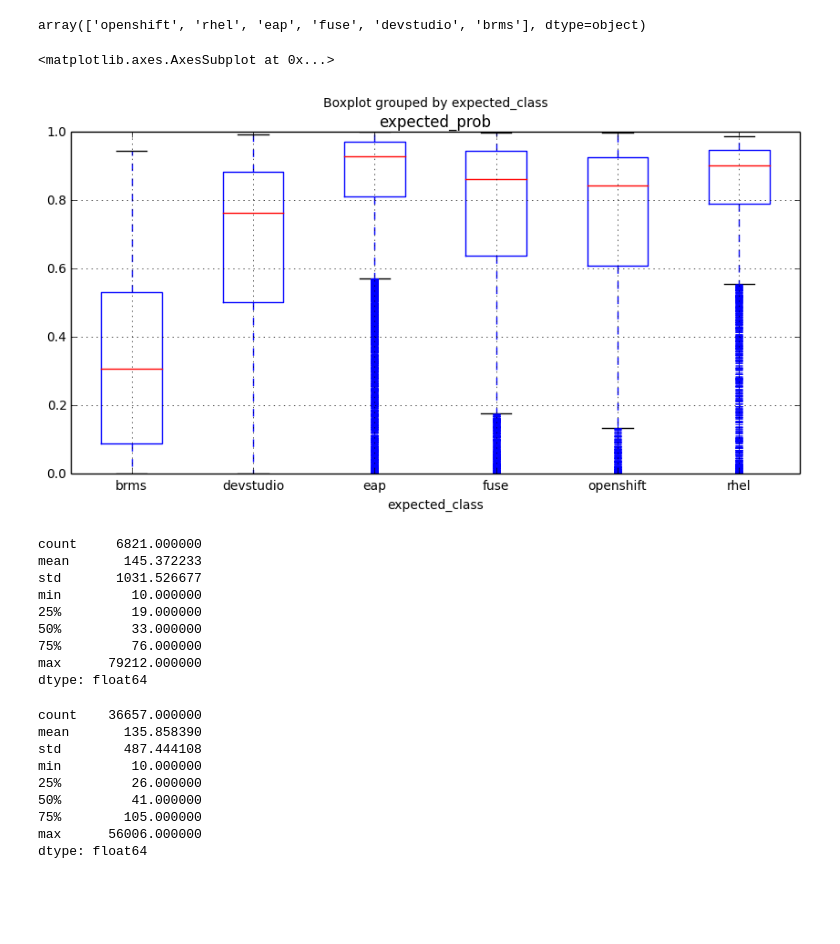
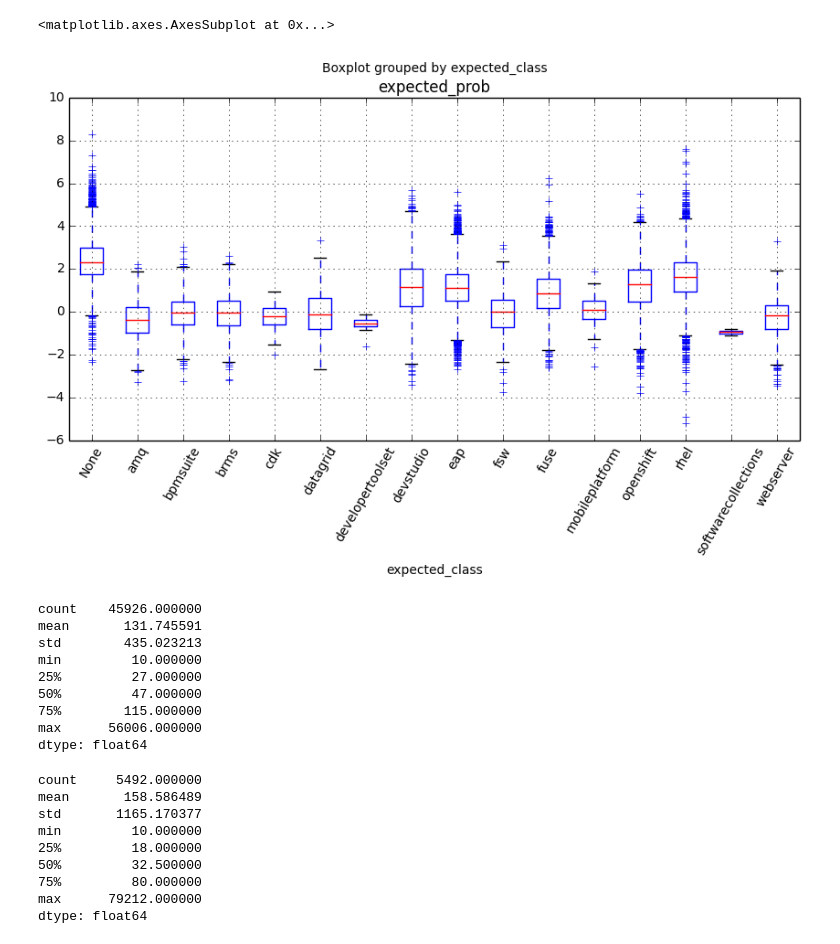
Before and after one commit to searchisko/project-classifier-poc, a Jupyter notebook: analyses/lab/d2v_superior_classifier_lin_svm_evaled.ipynb, the cells around one changed output. Saved outputs shown, nothing was run; the diff lists cells and outputs as text; code cells hidden in the pictures; blank space fills up the shorter version.

Commit message:
Corrected SVM classification demos, updated comments in notebooks.

```diff
--- a/analyses/lab/d2v_superior_classifier_lin_svm_evaled.ipynb
+++ b/analyses/lab/d2v_superior_classifier_lin_svm_evaled.ipynb
@@ -45,14 +42,12 @@ def accuracy_for_category(y_expected, y_actual, label):
 # %%
 # initialize d2v_wrapper providing as well metadata about the models state
 d2v_wrapper = D2VWrapper(content_categories=product_list,
-                         vector_length=500)
+                         vector_length=800)
 
 # EITHER initialize the vocab of documents and minimize the distances of embeddings in training phase
-# d2v_wrapper.init_model_vocab(content_basepath="../../data/content/playground/auto/nostem",
-#                              basepath_suffix="_content.csv", drop_short_docs=10)
-# d2v_wrapper.train_model(shuffle=True, epochs=1 if TEST_MODE else 15)
-#
-# d2v_wrapper.persist_trained_wrapper("trained_models/wrapper/")
+d2v_wrapper.init_model_vocab(content_basepath="../../data/content/prod",
+                             basepath_suffix="_content.csv", drop_short_docs=10)
+d2v_wrapper.train_model(shuffle=True, epochs=10)
 
 # OR load initialized and trained wrapper if available
-d2v_wrapper.load_persisted_wrapper("trained_models/wrapper/10epoch_train_stem")
+# d2v_wrapper.load_persisted_wrapper("trained_models/wrapper/10epoch_train_stem")
@@ -71,6 +54,6 @@ d2v_wrapper.load_persisted_wrapper("trained_models/wrapper/10epoch_train_stem")
 # %%
 # transform the doc data set into a vector set of the given vector_length
-doc_vectors_labeled = d2v_wrapper.infer_content_vectors()
+doc_vectors_labeled = d2v_wrapper.infer_vocab_content_vectors()
 doc_vectors = doc_vectors_labeled.iloc[:, :-1]
 doc_labels = doc_vectors_labeled.iloc[:, -1]
 # %% [output]
@@ -94,7 +93,7 @@ correct_logits = pd.DataFrame(columns=["actual_prob", "expected_prob", "actual_c
 wrong_docs_ids = pd.Series()
 
 # evaluation on CV split persisting the categories respective size on each split
-strat_kfold = StratifiedKFold(n_splits=5 if TEST_MODE else 5, shuffle=True)
+strat_kfold = StratifiedKFold(n_splits=5, shuffle=True)
 
 for train_doc_indices, test_doc_indices in strat_kfold.split(doc_vectors, doc_labels):
     logging.info("Shuffling indices")
@@ -131,6 +130,9 @@ for train_doc_indices, test_doc_indices in strat_kfold.split(doc_vectors, doc_la
     new_logits["expected_class"] = y_expected
     correct_logits = correct_logits.append(new_logits)
 
+    new_wrong_ids = test_doc_indices[actual_prob == expected_prob]
+    wrong_docs_ids = wrong_docs_ids.append(pd.Series(new_wrong_ids))
+
     # accuracy
     logging.info("Split results:")
     split_accuracy = accuracy_score(y_expected, y_actual)
@@ -233,25 +215,16 @@ correct_logits.head(25)
-# %%
-biggest_cats = labels_size["label"][-6:]
-biggest_cats_df = correct_logits[correct_logits["expected_class"].isin(biggest_cats)]
-biggest_cats_df["expected_class"].unique()
-# %% [output]
-array(['openshift', 'rhel', 'eap', 'fuse', 'devstudio', 'brms'], dtype=object)
 # %%
 # boxplot visualization of the scores of documents against its own category (biggest 6 classes)
 # the higher the better
 # we see that it goes much better for bigger categories
 
-# boxplot: 50% of data in box, 90% in dashed intervals
+# boxplot: 50% of data in box, q50 +- 1.5*<q25, q75> in whis intervals
 %matplotlib inline
 import matplotlib.pyplot as plt
 
-join_label_size = labels_size
-join_label_size["expected_class"] = join_label_size["label"]
-
-biggest_cats_df.boxplot("expected_prob", by="expected_class", figsize=(10,5))
+correct_logits.boxplot("expected_prob", by="expected_class", figsize=(10,5), rot=60)
 # %% [output]
 <matplotlib.axes.AxesSubplot at 0x...>
-[figure, old version]
+[figure, new version]
 # %%
 # incorrect classification characteristics
 wrong_docs_wordlist = wrong_docs_ids.apply(lambda doc_id: d2v_wrapper.all_content_tagged_docs.iloc[doc_id].words)
@@ -259,14 +232,14 @@ wrong_docs_len = wrong_docs_wordlist.apply(lambda doc: len(doc))
 
 wrong_docs_len.describe()
 # %% [output]
-count     6821.000000
-mean       145.372233
-std       1031.526677
+count    45926.000000
+mean       131.745591
+std        435.023213
 min         10.000000
-25%         19.000000
-50%         33.000000
-75%         76.000000
-max      79212.000000
+25%         27.000000
+50%         47.000000
+75%        115.000000
+max      56006.000000
 dtype: float64
 # %%
 # correct classification characteristics
@@ -277,12 +250,12 @@ correct_docs_len = correct_docs_wordlist.apply(lambda doc: len(doc))
 
 correct_docs_len.describe()
 # %% [output]
-count    36657.000000
-mean       135.858390
-std        487.444108
+count     5492.000000
+mean       158.586489
+std       1165.170377
 min         10.000000
-25%         26.000000
-50%         41.000000
-75%        105.000000
-max      56006.000000
+25%         18.000000
+50%         32.500000
+75%         80.000000
+max      79212.000000
 dtype: float64
```
Also changed, not shown: parts of 10 cells of this notebook, 3 other files.
